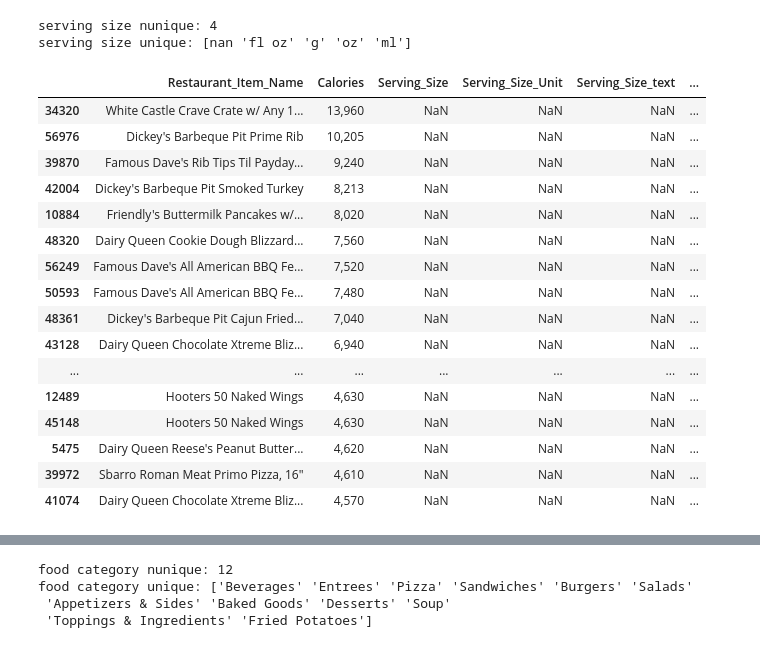
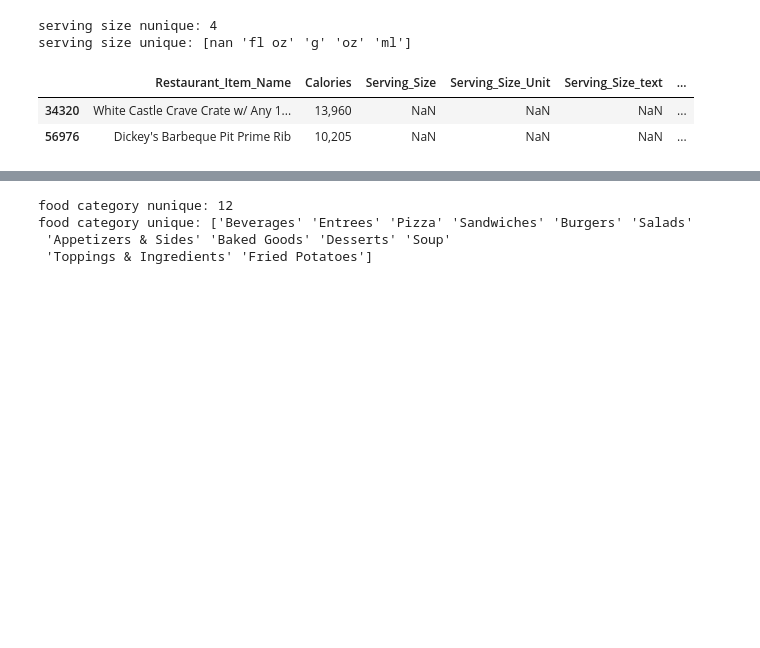
Before and after one commit to slp22/ds-ml-bootcamp, a Jupyter notebook: DOHMH_MenuStat_Historical.ipynb, the cells around one changed output, grey strips where cells are left out. Saved outputs shown, nothing was run; the diff lists cells and outputs as text; code cells hidden in the pictures; blank space fills up the shorter version.

```diff
--- a/DOHMH_MenuStat_Historical.ipynb
+++ b/DOHMH_MenuStat_Historical.ipynb
@@ -95,31 +97,16 @@ serving size nunique: 4
 serving size unique: [nan 'fl oz' 'g' 'oz' 'ml']
 # %%
 # what items have the most calories?
-# df.loc[:, 'Restaurant_Item_Name':'Calories'].sort_values(by='Calories', ascending=False).head(50)
 df.loc[:, ['Restaurant_Item_Name',
            'Calories','Serving_Size',
            'Serving_Size_Unit',
            'Serving_Size_text',
-           'Serving_Size_household']].sort_values(by='Calories', ascending=False).head(50)
+           'Serving_Size_household']].sort_values(by='Calories', ascending=False).head(2)
 # family sized meals are included in items list (in addition to individual servings?)
 # %% [output]
 |  | Restaurant_Item_Name | Calories | Serving_Size | Serving_Size_Unit | Serving_Size_text | ... |
 | 34320 | White Castle Crave Crate w/ Any 1... | 13,960 | NaN | NaN | NaN | ... |
 | 56976 | Dickey's Barbeque Pit Prime Rib | 10,205 | NaN | NaN | NaN | ... |
-| 39870 | Famous Dave's Rib Tips Til Payday... | 9,240 | NaN | NaN | NaN | ... |
-| 42004 | Dickey's Barbeque Pit Smoked Turkey | 8,213 | NaN | NaN | NaN | ... |
-| 10884 | Friendly's Buttermilk Pancakes w/... | 8,020 | NaN | NaN | NaN | ... |
-| 48320 | Dairy Queen Cookie Dough Blizzard... | 7,560 | NaN | NaN | NaN | ... |
-| 56249 | Famous Dave's All American BBQ Fe... | 7,520 | NaN | NaN | NaN | ... |
-| 50593 | Famous Dave's All American BBQ Fe... | 7,480 | NaN | NaN | NaN | ... |
-| 48361 | Dickey's Barbeque Pit Cajun Fried... | 7,040 | NaN | NaN | NaN | ... |
-| 43128 | Dairy Queen Chocolate Xtreme Bliz... | 6,940 | NaN | NaN | NaN | ... |
-| ... | ... | ... | ... | ... | ... | ... |
-| 12489 | Hooters 50 Naked Wings | 4,630 | NaN | NaN | NaN | ... |
-| 45148 | Hooters 50 Naked Wings | 4,630 | NaN | NaN | NaN | ... |
-| 5475 | Dairy Queen Reese's Peanut Butter... | 4,620 | NaN | NaN | NaN | ... |
-| 39972 | Sbarro Roman Meat Primo Pizza, 16" | 4,610 | NaN | NaN | NaN | ... |
-| 41074 | Dairy Queen Chocolate Xtreme Bliz... | 4,570 | NaN | NaN | NaN | ... |
 # %%
 # what are the serving size household?
 print('serving size household nunique:', df.Serving_Size_household.nunique())
```
Also changed, not shown: parts of 20 cells of this notebook.
